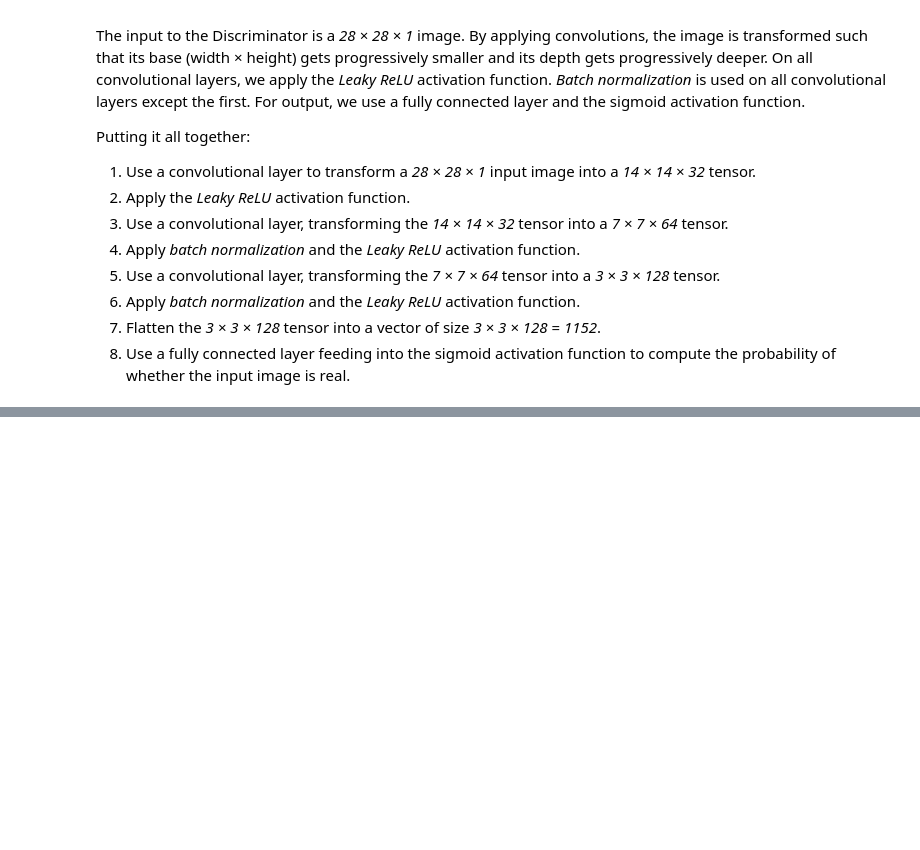
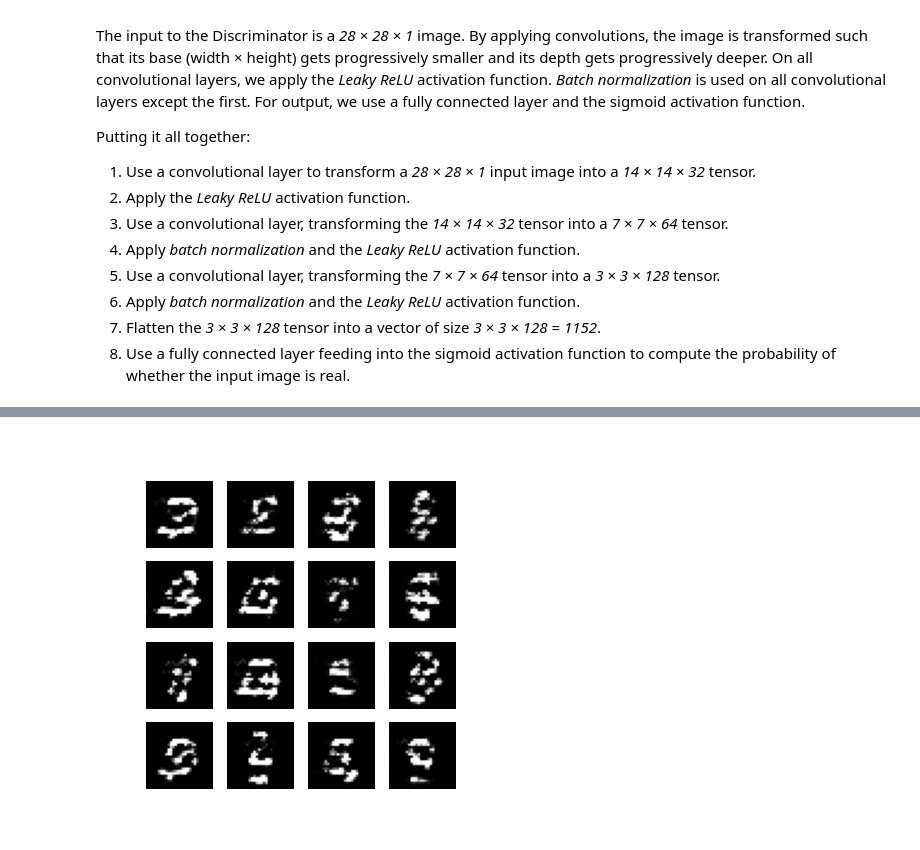
Before and after one commit to sulaiman-shamasna/GANs, a Jupyter notebook: DCGANs.ipynb, the cells around one changed output, grey strips where cells are left out. Cells and saved outputs as stored; diff of their text form; code cells hidden in the pictures; blank space fills up the shorter version.

```diff
--- a/DCGANs.ipynb
+++ b/DCGANs.ipynb
@@ -312,0 +315,8 @@ KeyboardInterrupt:
+# %%
+# Display a single image using the epoch number
+def display_image(epoch_no):
+  return PIL.Image.open('image_at_epoch_{:04d}.png'.format(epoch_no))
+# %%
+display_image(EPOCHS)
+# %% [output]
+[figure, added]
```
Also changed, not shown: parts of 15 cells of this notebook.
